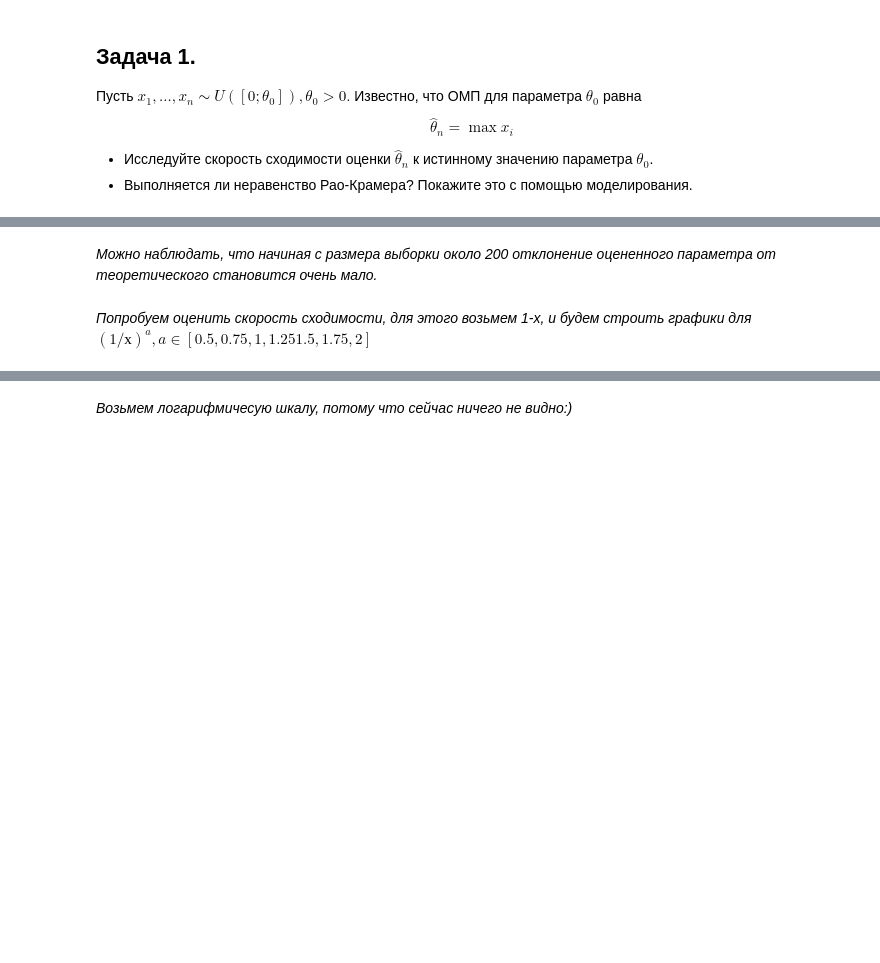
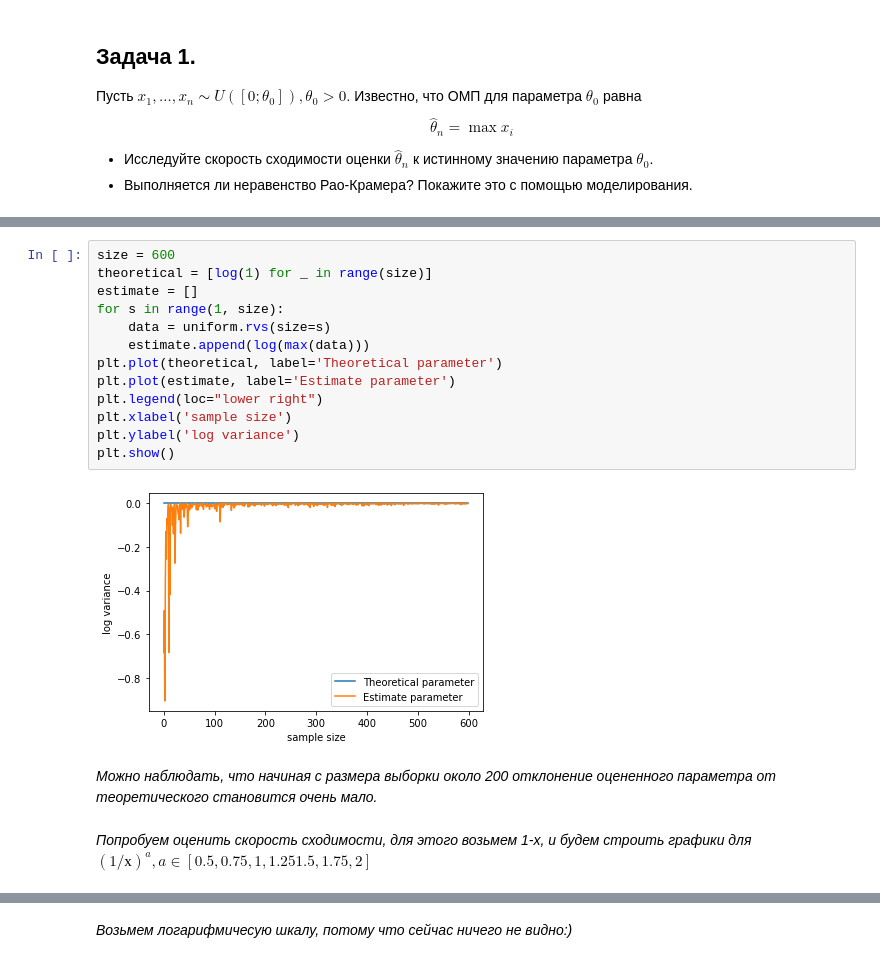
Before and after one commit to VEK239/bi-statistics-2021, a Jupyter notebook: theory_mhw_1.ipynb, the cells around one changed output, grey strips where cells are left out. Saved outputs shown, nothing was run; the diff lists cells and outputs as text; blank space fills up the shorter version.

```diff
--- a/theory_mhw_1.ipynb
+++ b/theory_mhw_1.ipynb
@@ -34,7 +35,22 @@ plt.show()
+# %%
+size = 600
+theoretical = [log(1) for _ in range(size)]
+estimate = []
+for s in range(1, size):
+    data = uniform.rvs(size=s)
+    estimate.append(log(max(data)))
+plt.plot(theoretical, label='Theoretical parameter')
+plt.plot(estimate, label='Estimate parameter')
+plt.legend(loc="lower right")
+plt.xlabel('sample size')
+plt.ylabel('log variance')
+plt.show()
+# %% [output]
+[figure, added]
 # %% [markdown]
 _Можно наблюдать, что начиная с размера выборки около 200 отклонение оцененного параметра от теоретического становится очень мало._
 # %% [markdown]
-_Попробуем оценить скорость сходимости, для этого возьмем 1-x, и будем строить графики для $(1/х)^a, a \in [0.5, 0.75, 1, 1.25 1.5, 1.75, 2]$_
+_Попробуем оценить скорость сходимости, для этого возьмем 1-x, и будем строить графики для_ $(1/х)^a, a \in [0.5, 0.75, 1, 1.25 1.5, 1.75, 2]$
 # %%
 size = 600
 estimate = []
```
Also changed, not shown: parts of 16 cells of this notebook.
